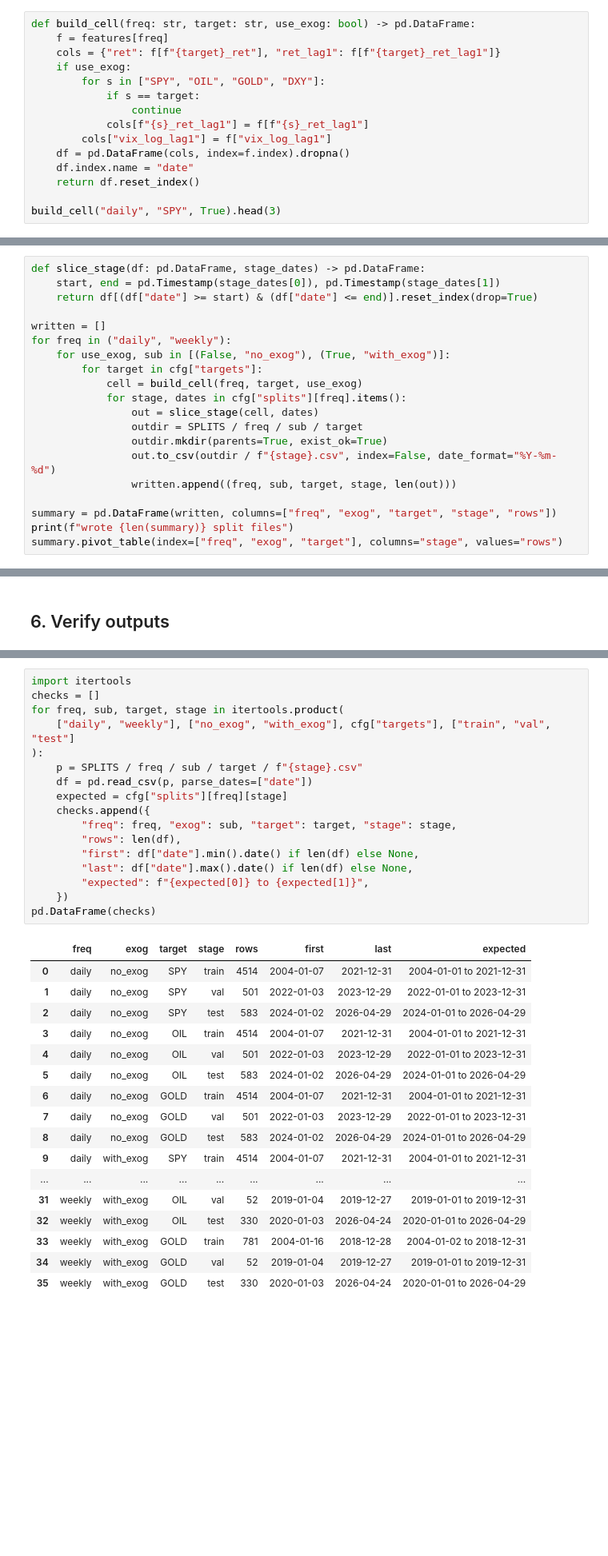
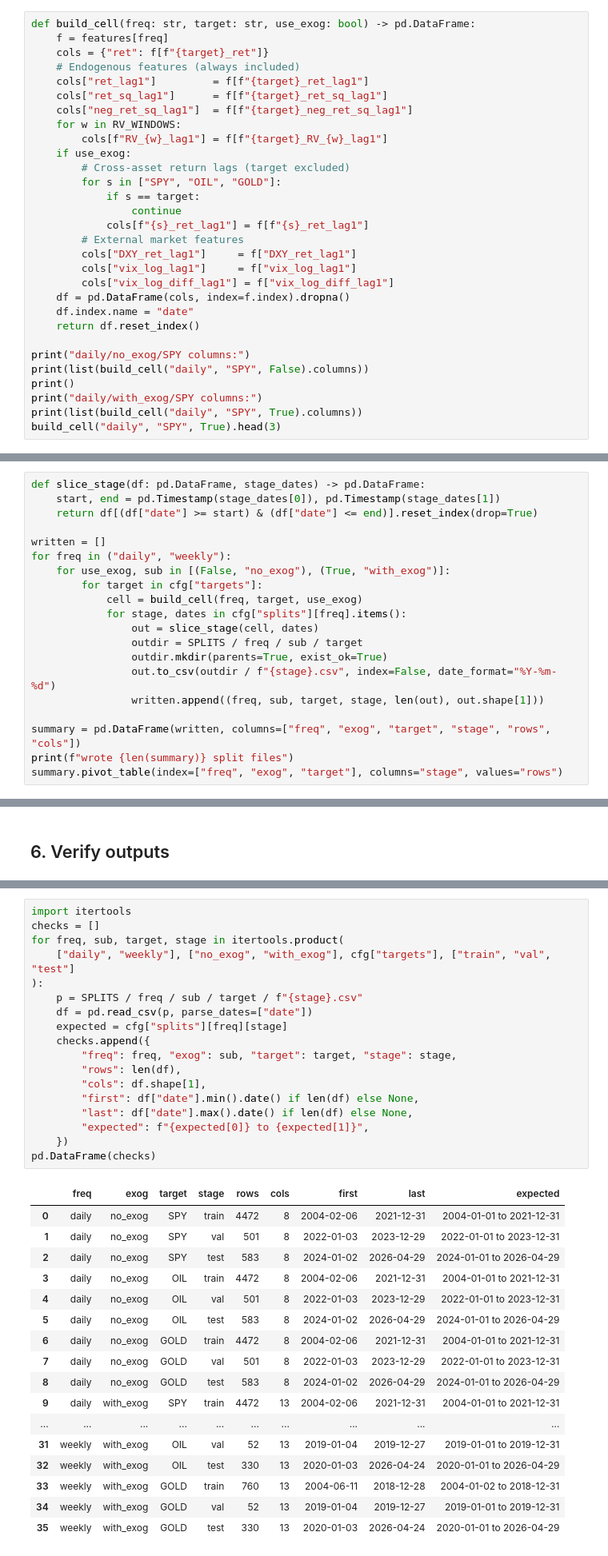
Before and after one commit to harshG97/timeseries-financial-volatility-modelling, a Jupyter notebook: 02_build_splits.ipynb, the cells around one changed output, grey strips where cells are left out. Shown at 80% size. Saved outputs shown, nothing was run; the diff lists cells and outputs as text; blank space fills up the shorter version.

```diff
--- a/02_build_splits.ipynb
+++ b/02_build_splits.ipynb
@@ -118,16 +153,31 @@ The target series is excluded from its own exogenous set.
 # %%
 def build_cell(freq: str, target: str, use_exog: bool) -> pd.DataFrame:
     f = features[freq]
-    cols = {"ret": f[f"{target}_ret"], "ret_lag1": f[f"{target}_ret_lag1"]}
+    cols = {"ret": f[f"{target}_ret"]}
+    # Endogenous features (always included)
+    cols["ret_lag1"]         = f[f"{target}_ret_lag1"]
+    cols["ret_sq_lag1"]      = f[f"{target}_ret_sq_lag1"]
+    cols["neg_ret_sq_lag1"]  = f[f"{target}_neg_ret_sq_lag1"]
+    for w in RV_WINDOWS:
+        cols[f"RV_{w}_lag1"] = f[f"{target}_RV_{w}_lag1"]
     if use_exog:
-        for s in ["SPY", "OIL", "GOLD", "DXY"]:
+        # Cross-asset return lags (target excluded)
+        for s in ["SPY", "OIL", "GOLD"]:
             if s == target:
                 continue
             cols[f"{s}_ret_lag1"] = f[f"{s}_ret_lag1"]
-        cols["vix_log_lag1"] = f["vix_log_lag1"]
+        # External market features
+        cols["DXY_ret_lag1"]     = f["DXY_ret_lag1"]
+        cols["vix_log_lag1"]     = f["vix_log_lag1"]
+        cols["vix_log_diff_lag1"] = f["vix_log_diff_lag1"]
     df = pd.DataFrame(cols, index=f.index).dropna()
     df.index.name = "date"
     return df.reset_index()
 
+print("daily/no_exog/SPY columns:")
+print(list(build_cell("daily", "SPY", False).columns))
+print()
+print("daily/with_exog/SPY columns:")
+print(list(build_cell("daily", "SPY", True).columns))
 build_cell("daily", "SPY", True).head(3)
 # %% [output]
@@ -152,9 +207,9 @@ for freq in ("daily", "weekly"):
                 outdir = SPLITS / freq / sub / target
                 outdir.mkdir(parents=True, exist_ok=True)
                 out.to_csv(outdir / f"{stage}.csv", index=False, date_format="%Y-%m-%d")
-                written.append((freq, sub, target, stage, len(out)))
+                written.append((freq, sub, target, stage, len(out), out.shape[1]))
 
-summary = pd.DataFrame(written, columns=["freq", "exog", "target", "stage", "rows"])
+summary = pd.DataFrame(written, columns=["freq", "exog", "target", "stage", "rows", "cols"])
 print(f"wrote {len(summary)} split files")
 summary.pivot_table(index=["freq", "exog", "target"], columns="stage", values="rows")
 # %% [output]
@@ -287,36 +338,37 @@ Total CSVs under data/splits/: 38
 # %%
 import itertools
 checks = []
 for freq, sub, target, stage in itertools.product(
     ["daily", "weekly"], ["no_exog", "with_exog"], cfg["targets"], ["train", "val", "test"]
 ):
     p = SPLITS / freq / sub / target / f"{stage}.csv"
     df = pd.read_csv(p, parse_dates=["date"])
     expected = cfg["splits"][freq][stage]
     checks.append({
         "freq": freq, "exog": sub, "target": target, "stage": stage,
         "rows": len(df),
+        "cols": df.shape[1],
         "first": df["date"].min().date() if len(df) else None,
         "last": df["date"].max().date() if len(df) else None,
         "expected": f"{expected[0]} to {expected[1]}",
     })
 pd.DataFrame(checks)
 # %% [output]
-|  | freq | exog | target | stage | rows | first | last | expected |
-| 0 | daily | no_exog | SPY | train | 4514 | 2004-01-07 | 2021-12-31 | 2004-01-01 to 2021-12-31 |
-| 1 | daily | no_exog | SPY | val | 501 | 2022-01-03 | 2023-12-29 | 2022-01-01 to 2023-12-31 |
-| 2 | daily | no_exog | SPY | test | 583 | 2024-01-02 | 2026-04-29 | 2024-01-01 to 2026-04-29 |
-| 3 | daily | no_exog | OIL | train | 4514 | 2004-01-07 | 2021-12-31 | 2004-01-01 to 2021-12-31 |
-| 4 | daily | no_exog | OIL | val | 501 | 2022-01-03 | 2023-12-29 | 2022-01-01 to 2023-12-31 |
-| 5 | daily | no_exog | OIL | test | 583 | 2024-01-02 | 2026-04-29 | 2024-01-01 to 2026-04-29 |
-| 6 | daily | no_exog | GOLD | train | 4514 | 2004-01-07 | 2021-12-31 | 2004-01-01 to 2021-12-31 |
-| 7 | daily | no_exog | GOLD | val | 501 | 2022-01-03 | 2023-12-29 | 2022-01-01 to 2023-12-31 |
-| 8 | daily | no_exog | GOLD | test | 583 | 2024-01-02 | 2026-04-29 | 2024-01-01 to 2026-04-29 |
-| 9 | daily | with_exog | SPY | train | 4514 | 2004-01-07 | 2021-12-31 | 2004-01-01 to 2021-12-31 |
-| ... | ... | ... | ... | ... | ... | ... | ... | ... |
-| 31 | weekly | with_exog | OIL | val | 52 | 2019-01-04 | 2019-12-27 | 2019-01-01 to 2019-12-31 |
-| 32 | weekly | with_exog | OIL | test | 330 | 2020-01-03 | 2026-04-24 | 2020-01-01 to 2026-04-29 |
-| 33 | weekly | with_exog | GOLD | train | 781 | 2004-01-16 | 2018-12-28 | 2004-01-02 to 2018-12-31 |
-| 34 | weekly | with_exog | GOLD | val | 52 | 2019-01-04 | 2019-12-27 | 2019-01-01 to 2019-12-31 |
-| 35 | weekly | with_exog | GOLD | test | 330 | 2020-01-03 | 2026-04-24 | 2020-01-01 to 2026-04-29 |
+|  | freq | exog | target | stage | rows | cols | first | last | expected |
+| 0 | daily | no_exog | SPY | train | 4472 | 8 | 2004-02-06 | 2021-12-31 | 2004-01-01 to 2021-12-31 |
+| 1 | daily | no_exog | SPY | val | 501 | 8 | 2022-01-03 | 2023-12-29 | 2022-01-01 to 2023-12-31 |
+| 2 | daily | no_exog | SPY | test | 583 | 8 | 2024-01-02 | 2026-04-29 | 2024-01-01 to 2026-04-29 |
+| 3 | daily | no_exog | OIL | train | 4472 | 8 | 2004-02-06 | 2021-12-31 | 2004-01-01 to 2021-12-31 |
+| 4 | daily | no_exog | OIL | val | 501 | 8 | 2022-01-03 | 2023-12-29 | 2022-01-01 to 2023-12-31 |
+| 5 | daily | no_exog | OIL | test | 583 | 8 | 2024-01-02 | 2026-04-29 | 2024-01-01 to 2026-04-29 |
+| 6 | daily | no_exog | GOLD | train | 4472 | 8 | 2004-02-06 | 2021-12-31 | 2004-01-01 to 2021-12-31 |
+| 7 | daily | no_exog | GOLD | val | 501 | 8 | 2022-01-03 | 2023-12-29 | 2022-01-01 to 2023-12-31 |
+| 8 | daily | no_exog | GOLD | test | 583 | 8 | 2024-01-02 | 2026-04-29 | 2024-01-01 to 2026-04-29 |
+| 9 | daily | with_exog | SPY | train | 4472 | 13 | 2004-02-06 | 2021-12-31 | 2004-01-01 to 2021-12-31 |
+| ... | ... | ... | ... | ... | ... | ... | ... | ... | ... |
+| 31 | weekly | with_exog | OIL | val | 52 | 13 | 2019-01-04 | 2019-12-27 | 2019-01-01 to 2019-12-31 |
+| 32 | weekly | with_exog | OIL | test | 330 | 13 | 2020-01-03 | 2026-04-24 | 2020-01-01 to 2026-04-29 |
+| 33 | weekly | with_exog | GOLD | train | 760 | 13 | 2004-06-11 | 2018-12-28 | 2004-01-02 to 2018-12-31 |
+| 34 | weekly | with_exog | GOLD | val | 52 | 13 | 2019-01-04 | 2019-12-27 | 2019-01-01 to 2019-12-31 |
+| 35 | weekly | with_exog | GOLD | test | 330 | 13 | 2020-01-03 | 2026-04-24 | 2020-01-01 to 2026-04-29 |
 # %%
```
Also changed, not shown: parts of 13 cells of this notebook, 38 other files.
